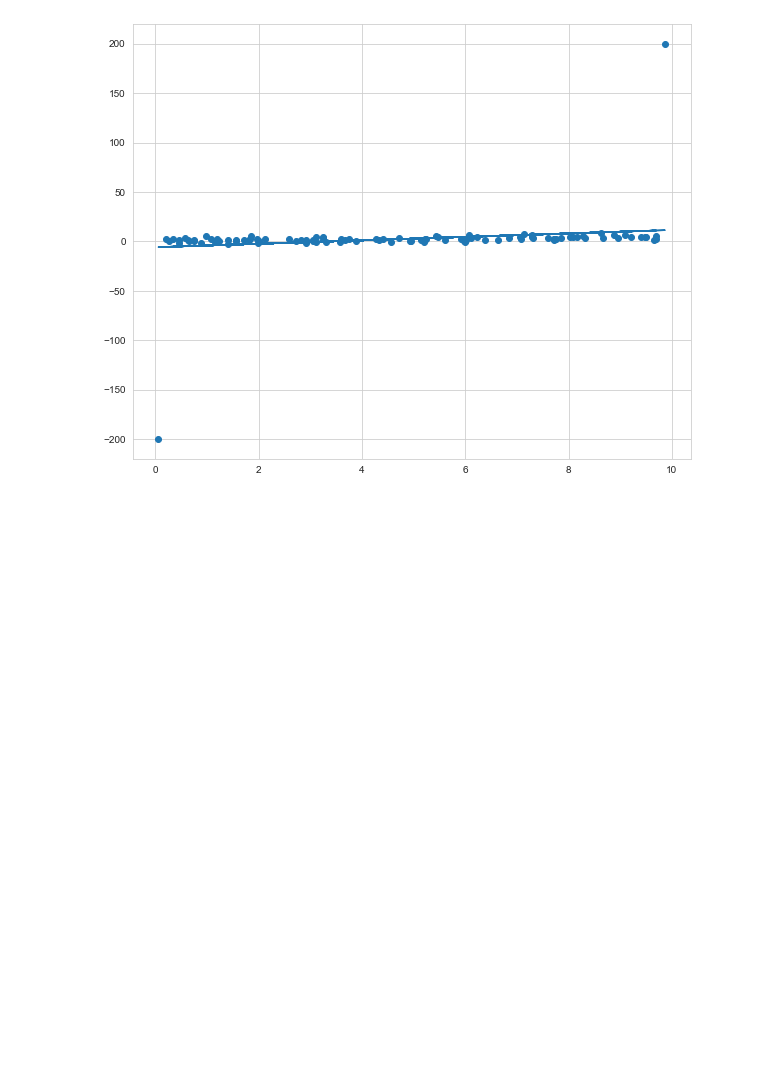
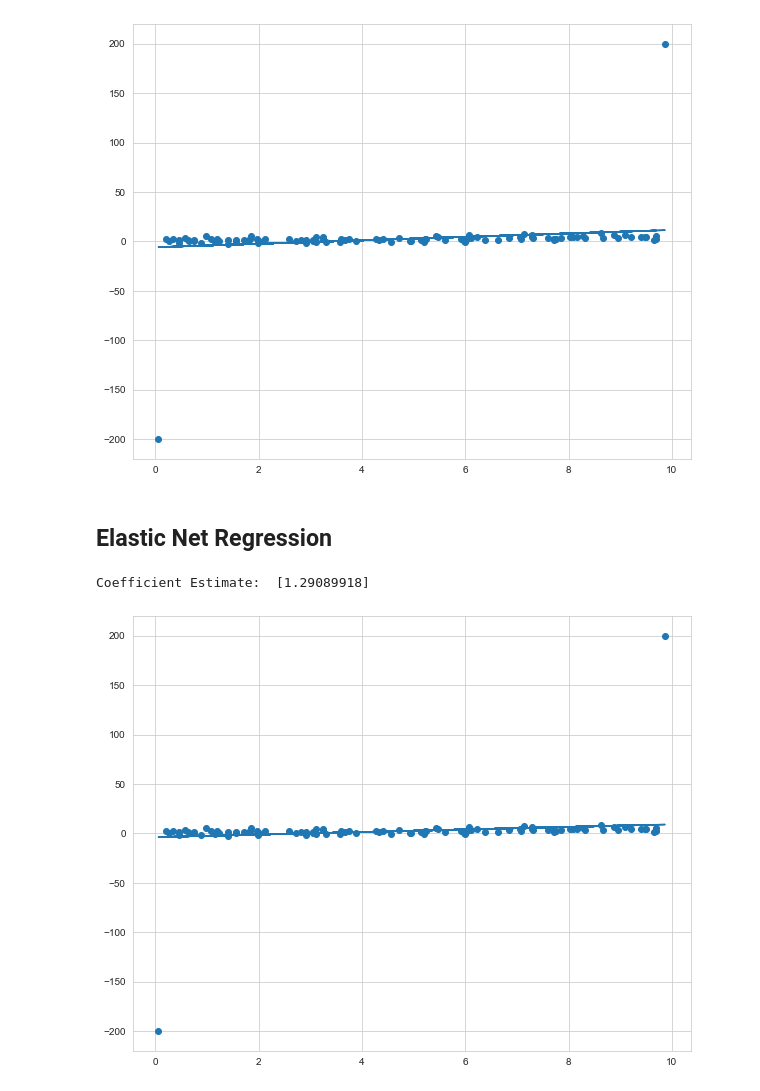
Before and after one commit to ElijahCoding/MachineLearning-Intermediate, a Jupyter notebook: Regression/Regularized Regression/Theory.ipynb, the cells around one changed output. Saved outputs shown, nothing was run; the diff lists cells and outputs as text; code cells hidden in the pictures; blank space fills up the shorter version.

```diff
--- a/Regression/Regularized Regression/Theory.ipynb
+++ b/Regression/Regularized Regression/Theory.ipynb
@@ -68,3 +68,5 @@ print("Coefficient Estimate: ", ridge_mod.coef_)
 # %% [output]
 Coefficient Estimate:  [1.74372157]
 [figure]
+# %% [markdown]
+## Elastic Net Regression
@@ -70,0 +75,12 @@ Coefficient Estimate:  [1.74372157]
+# %%
+en_mod = ElasticNet(alpha=0.02, normalize=True)
+en_mod.fit(rng.reshape(-1, 1), y_gen)
+en_model_pred = en_mod.predict(rng.reshape(-1, 1))
+
+plt.figure(figsize=(10, 8))
+plt.scatter(rng, y_gen)
+plt.plot(rng, en_model_pred)
+print("Coefficient Estimate: ", en_mod.coef_)
+# %% [output]
+Coefficient Estimate:  [1.29089918]
+[figure, added]
```
Also changed, not shown: parts of 1 cell of this notebook.
